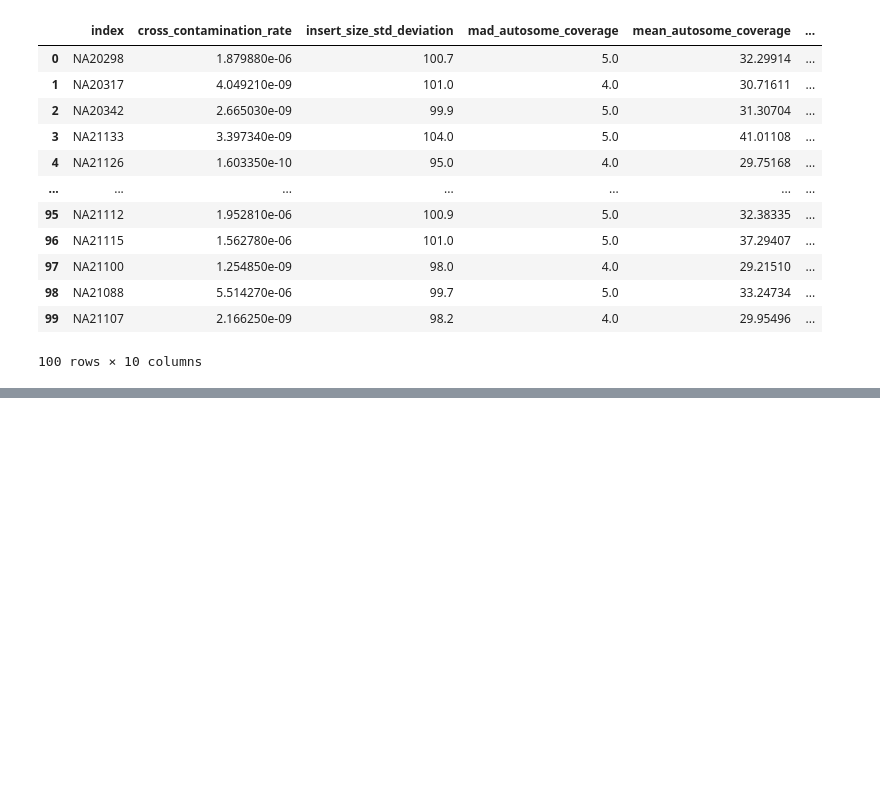
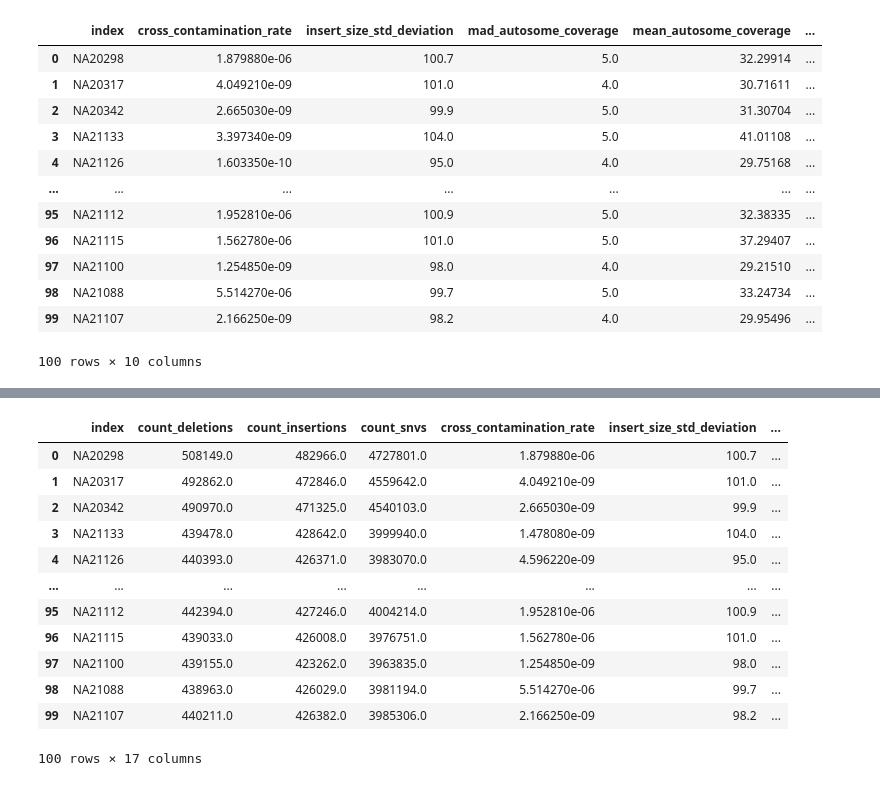
Before and after one commit to ga4gh/quality-control-wgs, a Jupyter notebook: benchmark_resources/stats/Metrics_distribution.ipynb, the cells around one changed output, grey strips where cells are left out. Cells and saved outputs as stored; diff of their text form; code cells hidden in the pictures; blank space fills up the shorter version.

```diff
--- a/benchmark_resources/stats/Metrics_distribution.ipynb
+++ b/benchmark_resources/stats/Metrics_distribution.ipynb
@@ -96,0 +130,26 @@ for col in dft.columns[1:]:
+# %%
+path = f'../n.100-1kg-dragen3.7.6-npm-dev-results/*.metrics.json'
+# Load all the metrics.json file within a directory
+files = glob.glob(path)
+# Parse 1 file in 1 df
+df_array = [preprocess_json(file) for file in files]
+# Concat all df into one
+df_ = pd.concat(df_array, axis=1, ignore_index=False)
+# Transpose
+dft = df_.T.reset_index()
+
+dft
+# %% [output]
+|  | index | count_deletions | count_insertions | count_snvs | cross_contamination_rate | insert_size_std_deviation | ... |
+| 0 | NA20298 | 508149.0 | 482966.0 | 4727801.0 | 1.879880e-06 | 100.7 | ... |
+| 1 | NA20317 | 492862.0 | 472846.0 | 4559642.0 | 4.049210e-09 | 101.0 | ... |
+| 2 | NA20342 | 490970.0 | 471325.0 | 4540103.0 | 2.665030e-09 | 99.9 | ... |
+| 3 | NA21133 | 439478.0 | 428642.0 | 3999940.0 | 1.478080e-09 | 104.0 | ... |
+| 4 | NA21126 | 440393.0 | 426371.0 | 3983070.0 | 4.596220e-09 | 95.0 | ... |
+| ... | ... | ... | ... | ... | ... | ... | ... |
+| 95 | NA21112 | 442394.0 | 427246.0 | 4004214.0 | 1.952810e-06 | 100.9 | ... |
+| 96 | NA21115 | 439033.0 | 426008.0 | 3976751.0 | 1.562780e-06 | 101.0 | ... |
+| 97 | NA21100 | 439155.0 | 423262.0 | 3963835.0 | 1.254850e-09 | 98.0 | ... |
+| 98 | NA21088 | 438963.0 | 426029.0 | 3981194.0 | 5.514270e-06 | 99.7 | ... |
+| 99 | NA21107 | 440211.0 | 426382.0 | 3985306.0 | 2.166250e-09 | 98.2 | ... |
+100 rows × 17 columns
```
Also changed, not shown: parts of 10 cells of this notebook, 1 other file.
